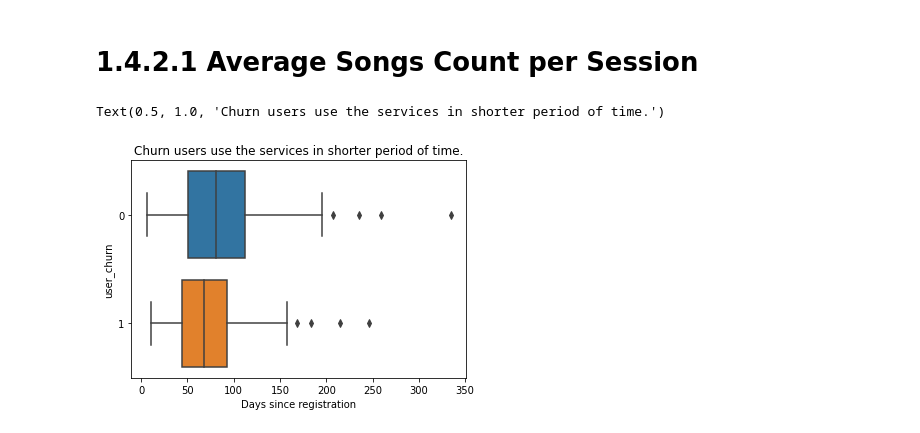
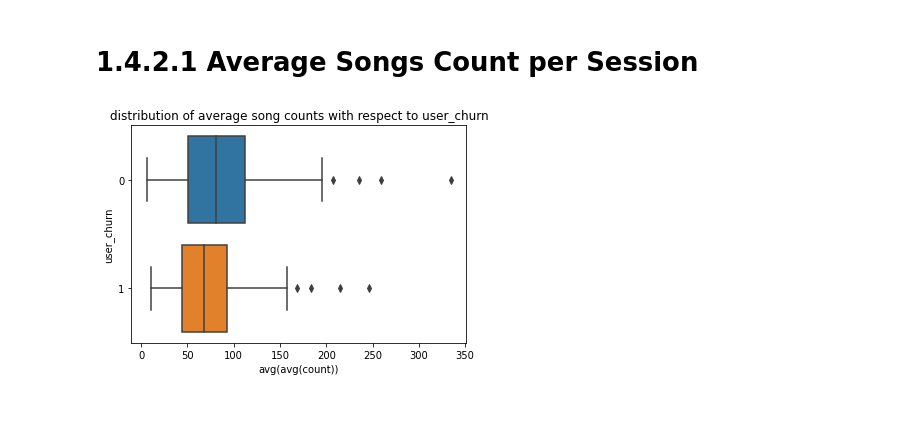
Before and after one commit to yatfungleung/Sparkify-User-Churn-Prediction, a Jupyter notebook: 1_data_cleaning.ipynb, the cells around one changed output. Drawn from its saved outputs; the diff is of its cells as text; code cells hidden in the pictures.

```diff
--- a/1_data_cleaning.ipynb
+++ b/1_data_cleaning.ipynb
@@ -484,17 +484,18 @@ plt.show()
 # %% [markdown]
 # 1.4.2.1 Average Songs Count per Session
 # %%
+# average songs count per session distribution
 
-df_testing = df.groupby(['user_churn', 'userId', 'sessionId']).count()\
+df_avgsong_pd = df.groupby(['user_churn', 'userId', 'sessionId']).count()\
     .groupby(['user_churn', 'userId']).agg({'count': 'avg'})\
         .groupby(['user_churn','userId']).agg({'avg(count)':'mean'}).toPandas()
 
-df_testing
+plt.xlabel('average song counts each session per user')
+plt.ylabel('user_churn')
+plt.title('distribution of average song counts with respect to user_churn')
 
-sns.boxplot(data=df_testing, y='user_churn', x='avg(avg(count))', orient='h')
-plt.xlabel('Days since registration')
-plt.ylabel('user_churn')
-plt.title('Churn users use the services in shorter period of time.')
+sns.boxplot(data=df_avgsong_pd, y='user_churn', x='avg(avg(count))', orient='h')
+
+plt.show()
 # %% [output]
-Text(0.5, 1.0, 'Churn users use the services in shorter period of time.')
-[figure, old version]
+[figure, new version]
```
Also changed, not shown: parts of 2 cells of this notebook.
